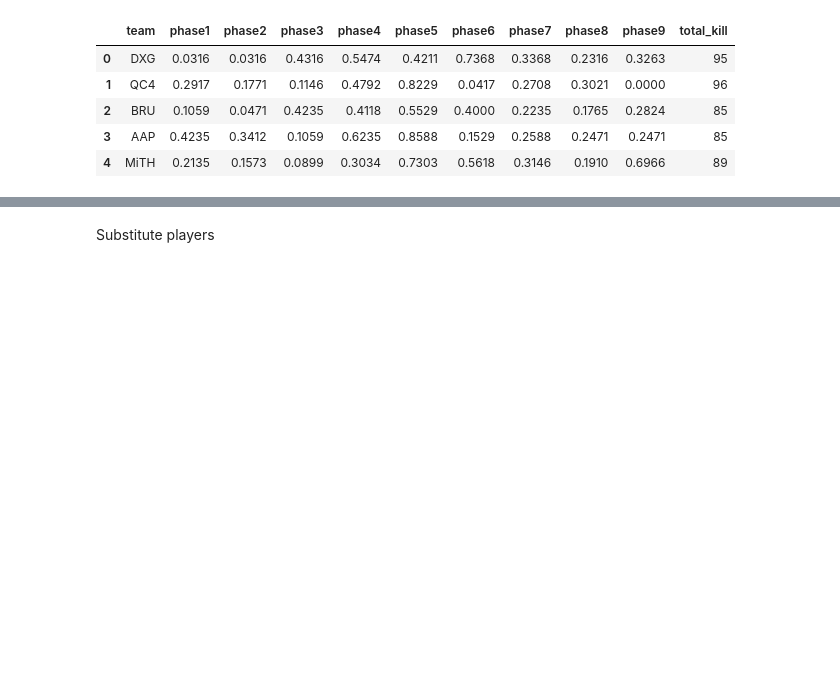
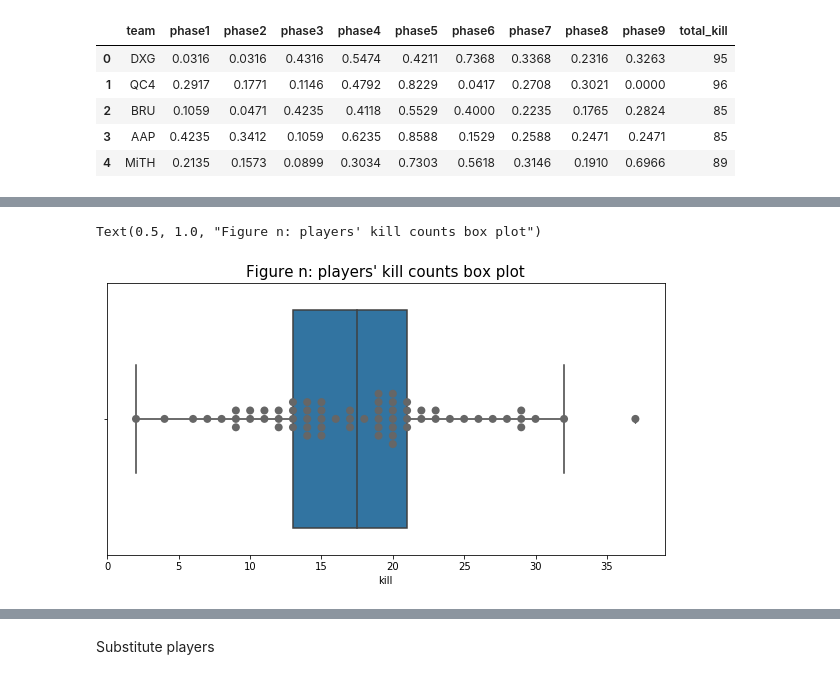
Before and after one commit to chilam27/PUBG_Player_Role_Analysis, a Jupyter notebook: P05_EDA.ipynb, the cells around one changed output, grey strips where cells are left out. Drawn from its saved outputs; the diff is of its cells as text; code cells hidden in the pictures; blank space fills up the shorter version.

```diff
--- a/P05_EDA.ipynb
+++ b/P05_EDA.ipynb
@@ -135,0 +50,9 @@ plt.show()
+# %%
+#Kil count boxplot
+plt.figure(figsize=(10,5))
+sns.boxplot(df_player.kill)
+sns.swarmplot(df_player.kill, size=8, color=".4", linewidth=0)
+plt.title("Figure n: players' kill counts box plot", size = 15)
+# %% [output]
+Text(0.5, 1.0, "Figure n: players' kill counts box plot")
+[figure, added]
```
Also changed, not shown: parts of 23 cells of this notebook, 1 other file.
